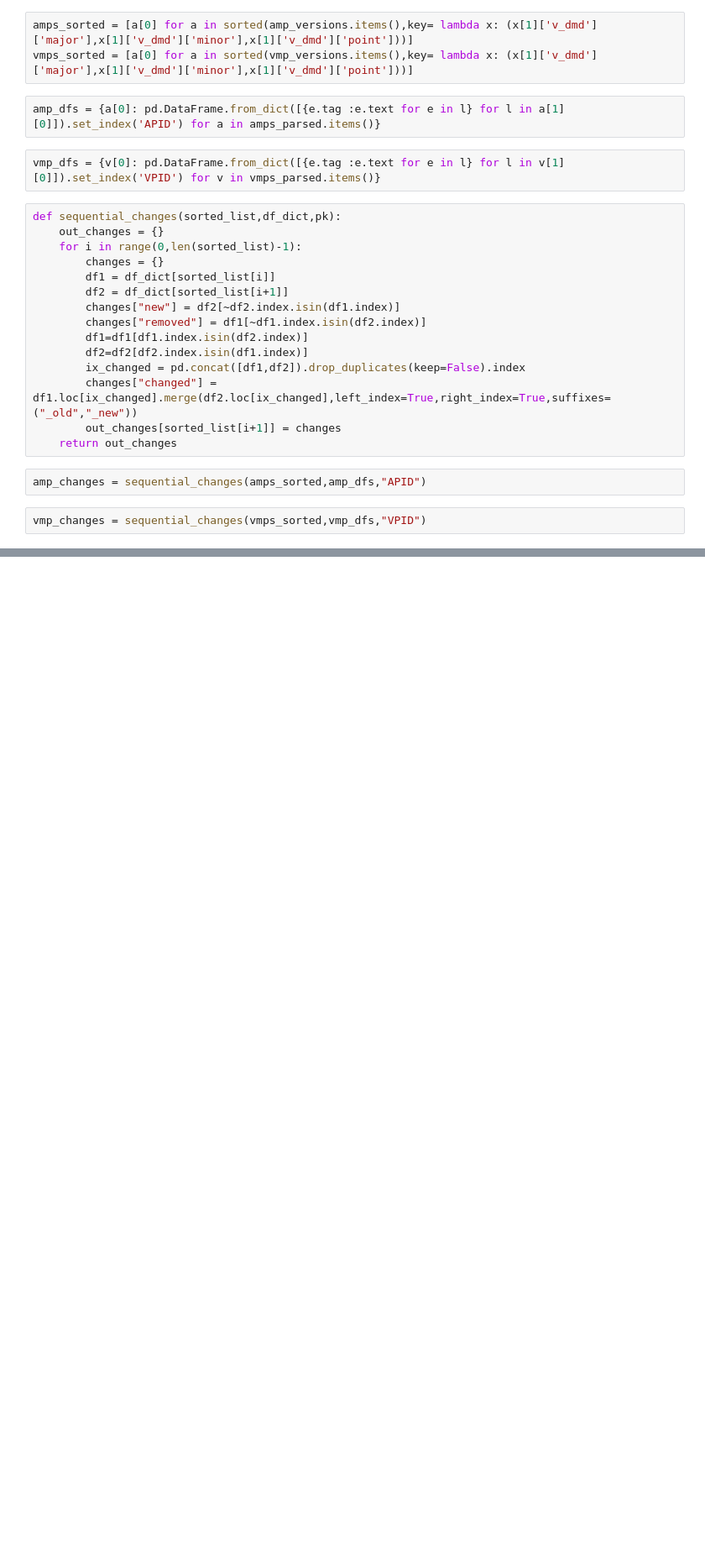
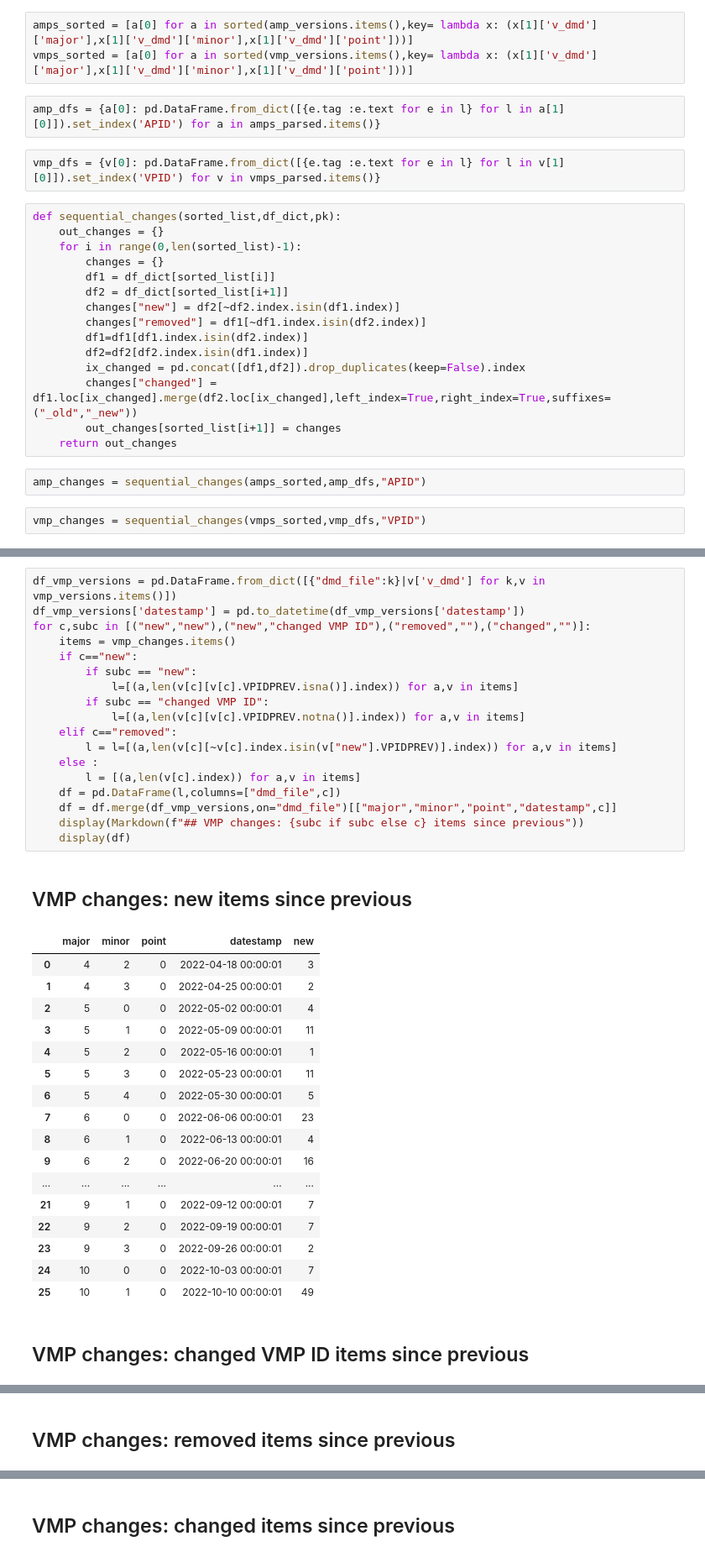
Before and after one commit to Jongmassey/dmd_comparison, a Jupyter notebook: notebooks/explore.ipynb, the cells around one changed output, grey strips where cells are left out. Shown: that part at 84% size. Cells and saved outputs as stored; diff of their text form; blank space fills up the shorter version.

```diff
--- a/notebooks/explore.ipynb
+++ b/notebooks/explore.ipynb
@@ -58,0 +132,38 @@ vmp_changes = sequential_changes(vmps_sorted,vmp_dfs,"VPID")
+# %%
+df_vmp_versions = pd.DataFrame.from_dict([{"dmd_file":k}|v['v_dmd'] for k,v in vmp_versions.items()])
+df_vmp_versions['datestamp'] = pd.to_datetime(df_vmp_versions['datestamp'])
+for c,subc in [("new","new"),("new","changed VMP ID"),("removed",""),("changed","")]:
+    items = vmp_changes.items()
+    if c=="new":
+        if subc == "new":
+            l=[(a,len(v[c][v[c].VPIDPREV.isna()].index)) for a,v in items]
+        if subc == "changed VMP ID":
+            l=[(a,len(v[c][v[c].VPIDPREV.notna()].index)) for a,v in items]
+    elif c=="removed":
+        l = l=[(a,len(v[c][~v[c].index.isin(v["new"].VPIDPREV)].index)) for a,v in items]
+    else :
+        l = [(a,len(v[c].index)) for a,v in items]
+    df = pd.DataFrame(l,columns=["dmd_file",c])
+    df = df.merge(df_vmp_versions,on="dmd_file")[["major","minor","point","datestamp",c]]
+    display(Markdown(f"## VMP changes: {subc if subc else c} items since previous"))
+    display(df)
+# %% [output]
+## VMP changes: new items since previous
+|  | major | minor | point | datestamp | new |
+| 0 | 4 | 2 | 0 | 2022-04-18 00:00:01 | 3 |
+| 1 | 4 | 3 | 0 | 2022-04-25 00:00:01 | 2 |
+| 2 | 5 | 0 | 0 | 2022-05-02 00:00:01 | 4 |
+| 3 | 5 | 1 | 0 | 2022-05-09 00:00:01 | 11 |
+| 4 | 5 | 2 | 0 | 2022-05-16 00:00:01 | 1 |
+| 5 | 5 | 3 | 0 | 2022-05-23 00:00:01 | 11 |
+| 6 | 5 | 4 | 0 | 2022-05-30 00:00:01 | 5 |
+| 7 | 6 | 0 | 0 | 2022-06-06 00:00:01 | 23 |
+| 8 | 6 | 1 | 0 | 2022-06-13 00:00:01 | 4 |
+| 9 | 6 | 2 | 0 | 2022-06-20 00:00:01 | 16 |
+| ... | ... | ... | ... | ... | ... |
+| 21 | 9 | 1 | 0 | 2022-09-12 00:00:01 | 7 |
+| 22 | 9 | 2 | 0 | 2022-09-19 00:00:01 | 7 |
+| 23 | 9 | 3 | 0 | 2022-09-26 00:00:01 | 2 |
+| 24 | 10 | 0 | 0 | 2022-10-03 00:00:01 | 7 |
+| 25 | 10 | 1 | 0 | 2022-10-10 00:00:01 | 49 |
+## VMP changes: changed VMP ID items since previous
@@ -58,0 +187 @@ vmp_changes = sequential_changes(vmps_sorted,vmp_dfs,"VPID")
+## VMP changes: removed items since previous
@@ -58,0 +205 @@ vmp_changes = sequential_changes(vmps_sorted,vmp_dfs,"VPID")
+## VMP changes: changed items since previous
```
Also changed, not shown: parts of 5 cells of this notebook.
